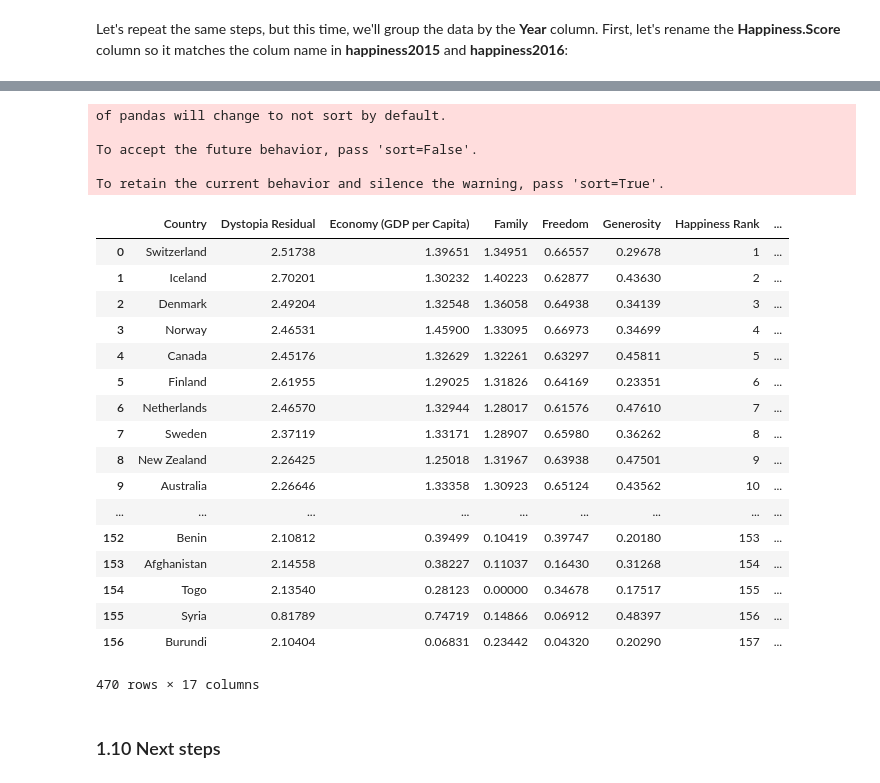
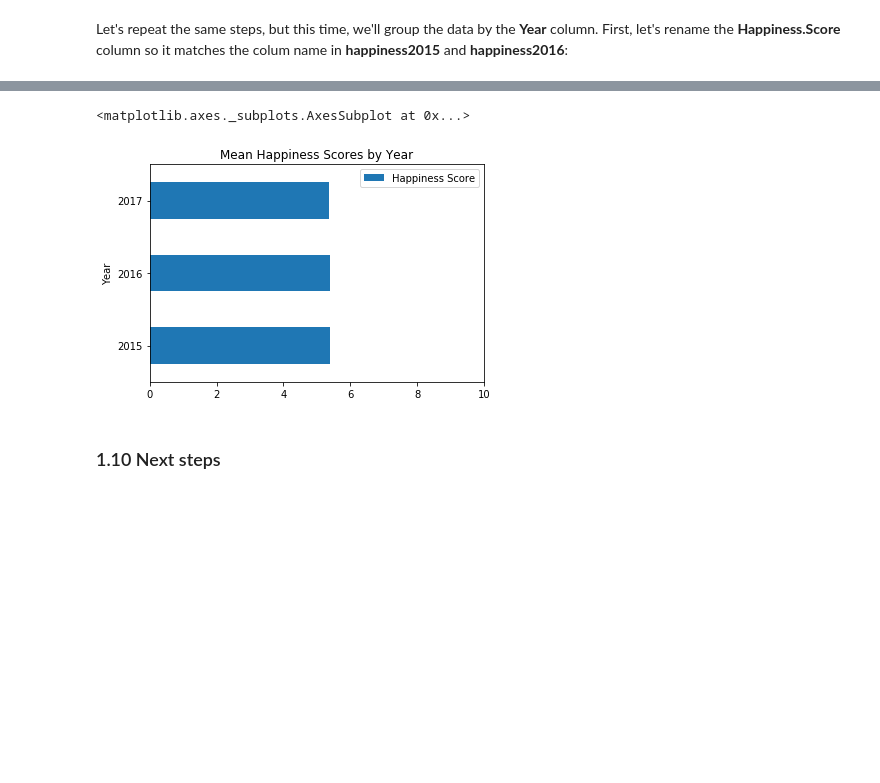
Before and after one commit to leoproject/Course-DataScience, a Jupyter notebook: Lesson#08/Lesson_08_Combining_Data_With_Pandas.ipynb, the cells around one changed output, grey strips where cells are left out. Cells and saved outputs as stored; diff of their text form; code cells hidden in the pictures; blank space fills up the shorter version.

Commit message:
Finally, I concluded this exercise now I will start the next lesson 9!

```diff
--- a/Lesson#08/Lesson_08_Combining_Data_With_Pandas.ipynb
+++ b/Lesson#08/Lesson_08_Combining_Data_With_Pandas.ipynb
@@ -419,51 +456,33 @@ We've already created a **Year** column in **happiness2017** and renamed the **H
 - Try to answer the following question based on the results of this exercise: Did world happiness increase, decrease, or stay about the same from 2015 to 2017?
 # %%
 # put your code here
+
+# happiness2016 = happiness2016.drop(['Dystopia Residual'], axis=1)
+# happiness2016.info()
+
 # def clean_col(col):
 #     col = col.replace('Happiness.Rank','Happiness Rank')
 #     col = col.replace('Happiness.Score',  'Happiness Score')
 #     col = col.replace('Economy..GDP.per.Capita.', 'Economy (GDP per Capita)')
 #     col = col.replace('Health..Life.Expectancy.', 'Health (Life Expectancy)')
 #     col = col.replace('Trust..Government.Corruption.',  'Trust (Government Corruption)')
 #     col = col.replace('Dystopia.Residual','Dystopia Residual')
 #     return col
 
-# # happiness2017.columns = [clean_col(c) for c in happiness2017.columns]
-
+# happiness2017.columns = [clean_col(c) for c in happiness2017.columns]
 # put your code here
 
+# combined = pd.concat([happiness2015,happiness2017,happiness2016], axis = 0, sort=True )
+# combined
+pivot_table_combined = combined.pivot_table('Happiness Score', 'Year')
+pivot_table_combined
 
-
-
-
-combined = pd.concat([happiness2015,happiness2017,happiness2016], axis = 0 )
-combined
-# happiness2016 = happiness2016.drop(['Dystopia Residual'], axis=1)
-# happiness2016.info()
+pivot_table_combined.plot(kind='barh',
+           title='Mean Happiness Scores by Year',
+           xlim=(0,10))
 # %% [output]
-of pandas will change to not sort by default.
-
-To accept the future behavior, pass 'sort=False'.
-
-To retain the current behavior and silence the warning, pass 'sort=True'.
+<matplotlib.axes._subplots.AxesSubplot at 0x...>
-|  | Country | Dystopia Residual | Economy (GDP per Capita) | Family | Freedom | Generosity | Happiness Rank | ... |
-| 0 | Switzerland | 2.51738 | 1.39651 | 1.34951 | 0.66557 | 0.29678 | 1 | ... |
-| 1 | Iceland | 2.70201 | 1.30232 | 1.40223 | 0.62877 | 0.43630 | 2 | ... |
-| 2 | Denmark | 2.49204 | 1.32548 | 1.36058 | 0.64938 | 0.34139 | 3 | ... |
-| 3 | Norway | 2.46531 | 1.45900 | 1.33095 | 0.66973 | 0.34699 | 4 | ... |
-| 4 | Canada | 2.45176 | 1.32629 | 1.32261 | 0.63297 | 0.45811 | 5 | ... |
-| 5 | Finland | 2.61955 | 1.29025 | 1.31826 | 0.64169 | 0.23351 | 6 | ... |
-| 6 | Netherlands | 2.46570 | 1.32944 | 1.28017 | 0.61576 | 0.47610 | 7 | ... |
-| 7 | Sweden | 2.37119 | 1.33171 | 1.28907 | 0.65980 | 0.36262 | 8 | ... |
-| 8 | New Zealand | 2.26425 | 1.25018 | 1.31967 | 0.63938 | 0.47501 | 9 | ... |
-| 9 | Australia | 2.26646 | 1.33358 | 1.30923 | 0.65124 | 0.43562 | 10 | ... |
-| ... | ... | ... | ... | ... | ... | ... | ... | ... |
-| 152 | Benin | 2.10812 | 0.39499 | 0.10419 | 0.39747 | 0.20180 | 153 | ... |
-| 153 | Afghanistan | 2.14558 | 0.38227 | 0.11037 | 0.16430 | 0.31268 | 154 | ... |
-| 154 | Togo | 2.13540 | 0.28123 | 0.00000 | 0.34678 | 0.17517 | 155 | ... |
-| 155 | Syria | 0.81789 | 0.74719 | 0.14866 | 0.06912 | 0.48397 | 156 | ... |
-| 156 | Burundi | 2.10404 | 0.06831 | 0.23442 | 0.04320 | 0.20290 | 157 | ... |
-470 rows × 17 columns
+[figure, added]
 # %% [markdown]
 ### 1.10 Next steps
 # %% [markdown]
```
Also changed, not shown: parts of 6 cells of this notebook.
